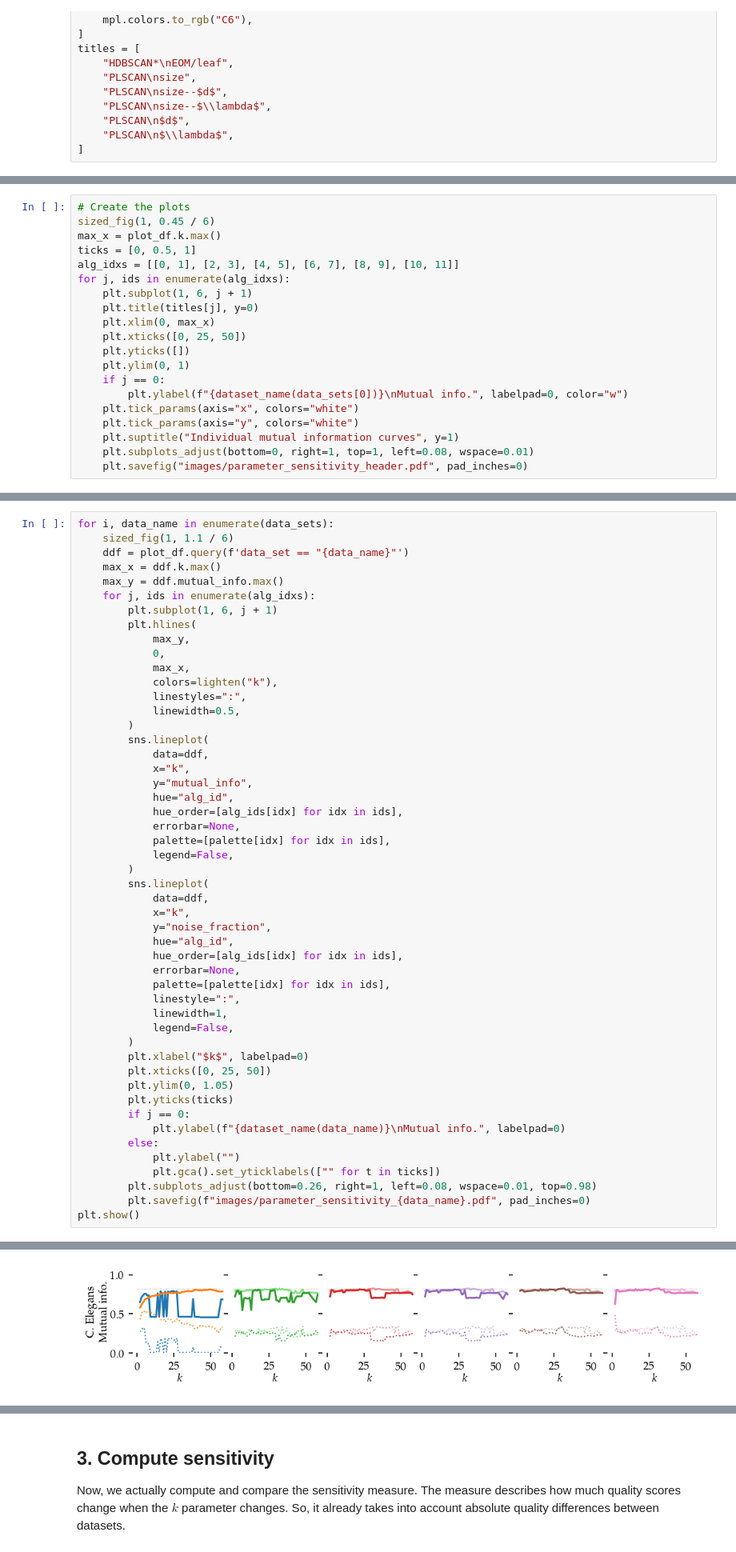
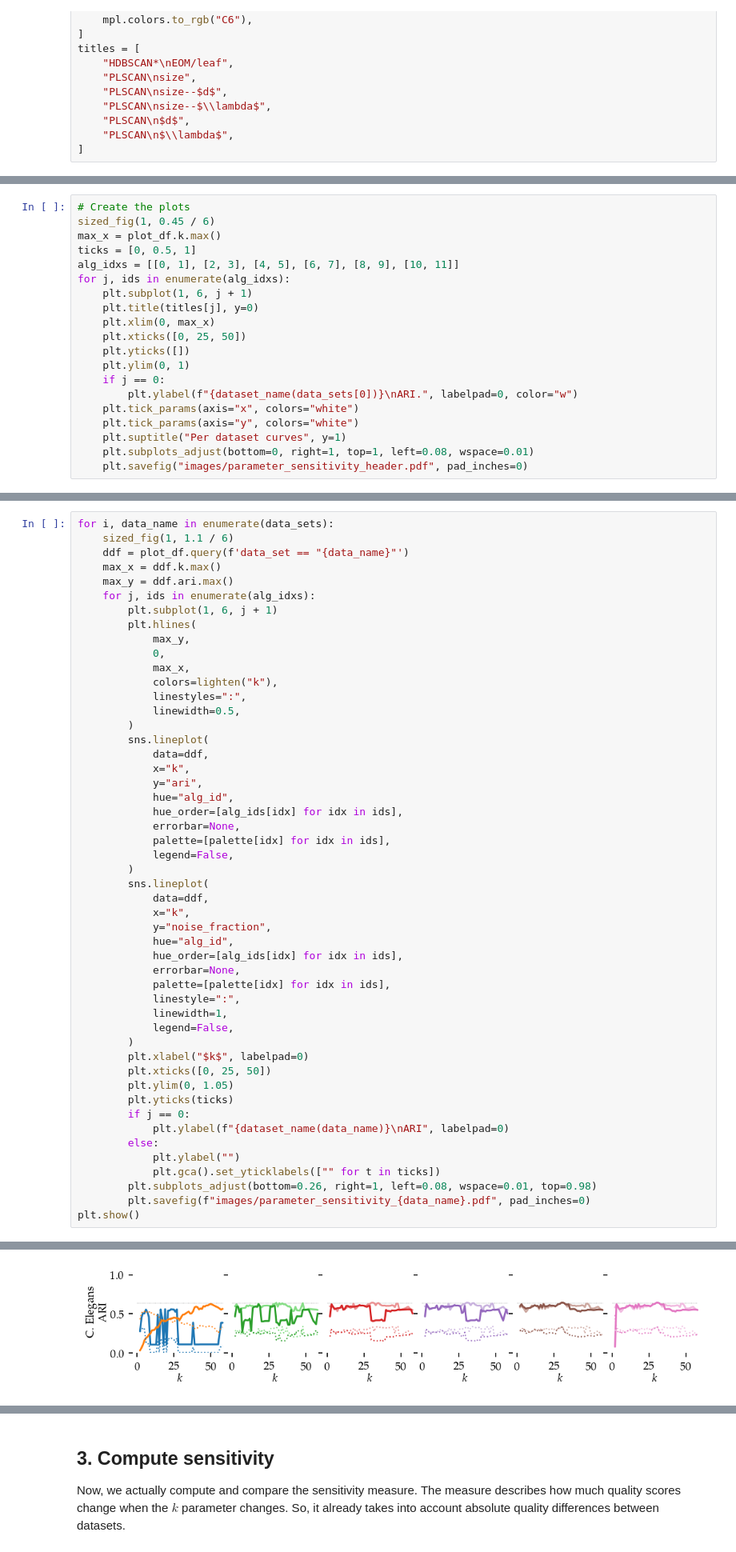
Before and after one commit to JelmerBot/fast_plscan, a Jupyter notebook: docs/demo_parameter_sensitivity.ipynb, the cells around one changed output, grey strips where cells are left out. Shown at 80% size. Drawn from its saved outputs; the diff is of its cells as text.

```diff
--- a/docs/demo_parameter_sensitivity.ipynb
+++ b/docs/demo_parameter_sensitivity.ipynb
@@ -546,10 +546,10 @@ for j, ids in enumerate(alg_idxs):
     plt.yticks([])
     plt.ylim(0, 1)
     if j == 0:
-        plt.ylabel(f"{dataset_name(data_sets[0])}\nMutual info.", labelpad=0, color="w")
+        plt.ylabel(f"{dataset_name(data_sets[0])}\nARI.", labelpad=0, color="w")
     plt.tick_params(axis="x", colors="white")
     plt.tick_params(axis="y", colors="white")
-    plt.suptitle("Individual mutual information curves", y=1)
+    plt.suptitle("Per dataset curves", y=1)
     plt.subplots_adjust(bottom=0, right=1, top=1, left=0.08, wspace=0.01)
     plt.savefig("images/parameter_sensitivity_header.pdf", pad_inches=0)
 # %% [output]
@@ -559,7 +559,7 @@ for i, data_name in enumerate(data_sets):
     sized_fig(1, 1.1 / 6)
     ddf = plot_df.query(f'data_set == "{data_name}"')
     max_x = ddf.k.max()
-    max_y = ddf.mutual_info.max()
+    max_y = ddf.ari.max()
     for j, ids in enumerate(alg_idxs):
         plt.subplot(1, 6, j + 1)
         plt.hlines(
@@ -573,7 +573,7 @@ for i, data_name in enumerate(data_sets):
         sns.lineplot(
             data=ddf,
             x="k",
-            y="mutual_info",
+            y="ari",
             hue="alg_id",
             hue_order=[alg_ids[idx] for idx in ids],
             errorbar=None,
@@ -597,7 +597,7 @@ for i, data_name in enumerate(data_sets):
         plt.ylim(0, 1.05)
         plt.yticks(ticks)
         if j == 0:
-            plt.ylabel(f"{dataset_name(data_name)}\nMutual info.", labelpad=0)
+            plt.ylabel(f"{dataset_name(data_name)}\nARI", labelpad=0)
         else:
             plt.ylabel("")
             plt.gca().set_yticklabels(["" for t in ticks])
@@ -616 +616 @@ plt.show()
-[figure, old version]
+[figure, new version]
```
Also changed, not shown: parts of 14 cells of this notebook, 20 other files.
